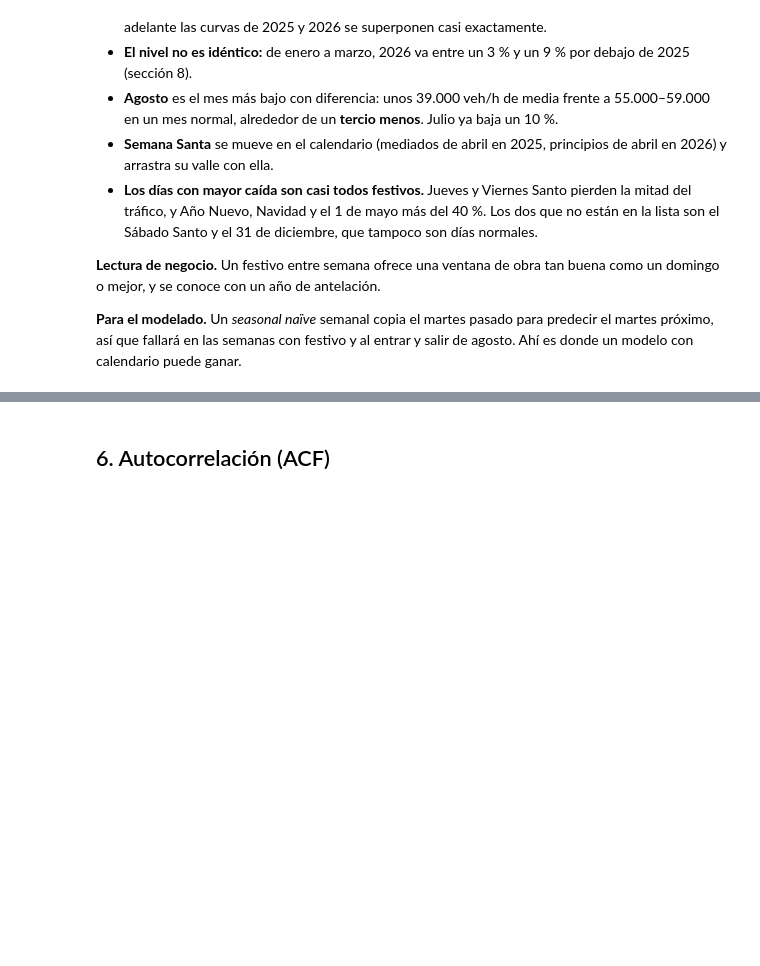
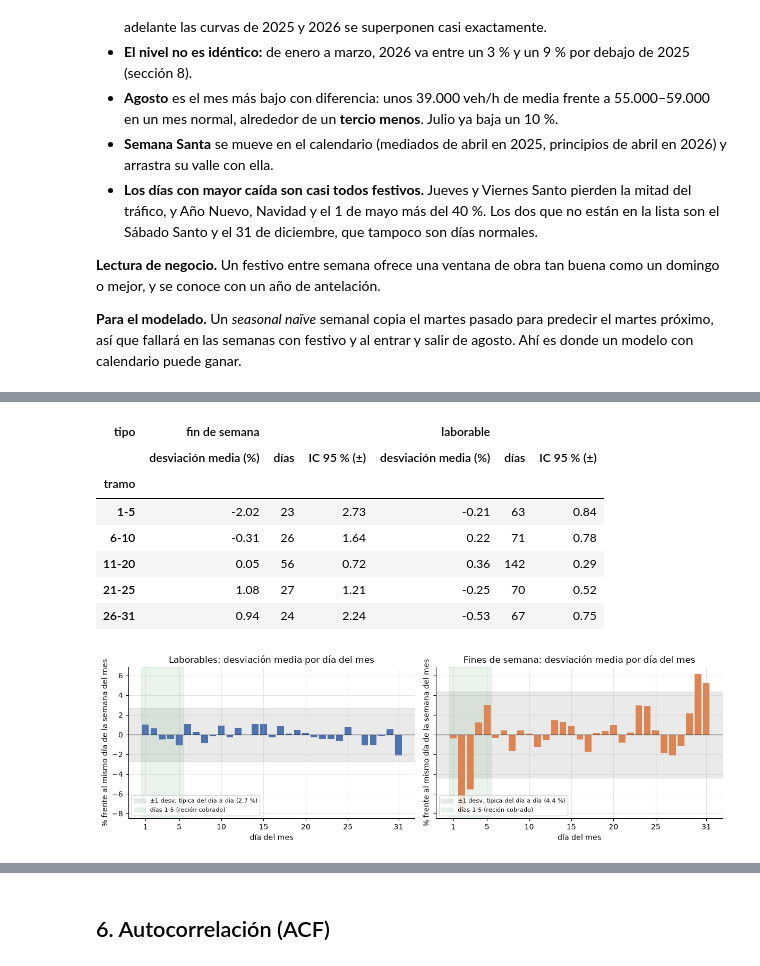
Before and after one commit to DaniSolaris/grdan-proyecto-saab-jurado, a Jupyter notebook: e1/notebooks/02_serie_diaria_y_patrones.ipynb, the cells around one changed output, grey strips where cells are left out. Drawn from its saved outputs; the diff is of its cells as text; code cells hidden in the pictures; blank space fills up the shorter version.

```diff
--- a/e1/notebooks/02_serie_diaria_y_patrones.ipynb
+++ b/e1/notebooks/02_serie_diaria_y_patrones.ipynb
@@ -365,0 +380,49 @@ fallará en las semanas con festivo y al entrar y salir de agosto. Ahí es donde
+# %%
+# Desviación de cada día respecto a la media del mismo día de la semana en el mismo mes
+d = total.to_frame("y")
+d["dow"], d["dia"], d["mes"] = d.index.day_of_week, d.index.day, d.index.to_period("M")
+fechas = d.index.to_series()
+caidas = train.groupby("ds")["caida_general"].any().reindex(d.index)
+excluir = (
+    d.index.isin(pd.to_datetime(list(sd.FESTIVOS))) | caidas.to_numpy()
+    | (d.index.month == 8)                                                    # agosto
+    | ((d.index.month == 12) & (d["dia"] >= 20)) | ((d.index.month == 1) & (d["dia"] <= 7))  # Navidad
+    | fechas.between("2025-04-12", "2025-04-21").to_numpy()                   # Semana Santa 2025
+    | fechas.between("2026-03-28", "2026-04-06").to_numpy()                   # Semana Santa 2026
+)
+d = d[~excluir].copy()
+grupo = d.groupby(["mes", "dow"])["y"]
+d = d[grupo.transform("count") >= 3].copy()
+d["desvio"] = (d["y"] / d.groupby(["mes", "dow"])["y"].transform("mean") - 1) * 100
+d["tipo"] = np.where(d["dow"] < 5, "laborable", "fin de semana")
+d["tramo"] = pd.cut(d["dia"], [0, 5, 10, 20, 25, 31], labels=["1-5", "6-10", "11-20", "21-25", "26-31"])
+
+fig, ax = plt.subplots(1, 2, figsize=(12, 3.8), sharey=True)
+for a, tipo, titulo, color in zip(ax, ["laborable", "fin de semana"], ["Laborables", "Fines de semana"], [AZUL, NARANJA]):
+    s = d[d["tipo"] == tipo]
+    ruido = s["desvio"].std()
+    por_dia = s.groupby("dia")["desvio"].mean()
+    a.axhspan(-ruido, ruido, color=GRIS, alpha=0.3, label=f"±1 desv. típica del día a día ({ruido:.1f} %)")
+    a.axvspan(0.5, 5.5, color=VERDE, alpha=0.12, label="días 1-5 (recién cobrado)")
+    a.bar(por_dia.index, por_dia, color=color)
+    a.axhline(0, color="black", linewidth=0.8)
+    a.set(title=f"{titulo}: desviación media por día del mes", xlabel="día del mes",
+          ylabel="% frente al mismo día de la semana del mes")
+    a.set_xticks([1, 5, 10, 15, 20, 25, 31])
+    a.legend(loc="lower left", fontsize=8)
+plt.tight_layout()
+
+tabla = d.groupby(["tipo", "tramo"], observed=True)["desvio"].agg(["mean", "std", "count"])
+tabla["IC 95 % (±)"] = 1.96 * tabla["std"] / np.sqrt(tabla["count"])
+tabla = tabla.rename(columns={"mean": "desviación media (%)", "count": "días"}).drop(columns="std")
+tabla.unstack(0).reorder_levels([1, 0], axis=1).sort_index(axis=1, level=0, sort_remaining=False)
+# %% [output]
+| tipo | fin de semana |  |  | laborable |  |  |
+|  | desviación media (%) | días | IC 95 % (±) | desviación media (%) | días | IC 95 % (±) |
+| tramo |  |  |  |  |  |  |
+| 1-5 | -2.02 | 23 | 2.73 | -0.21 | 63 | 0.84 |
+| 6-10 | -0.31 | 26 | 1.64 | 0.22 | 71 | 0.78 |
+| 11-20 | 0.05 | 56 | 0.72 | 0.36 | 142 | 0.29 |
+| 21-25 | 1.08 | 27 | 1.21 | -0.25 | 70 | 0.52 |
+| 26-31 | 0.94 | 24 | 2.24 | -0.53 | 67 | 0.75 |
+[figure, added]
```
Also changed, not shown: parts of 3 cells of this notebook, 1 other file.
